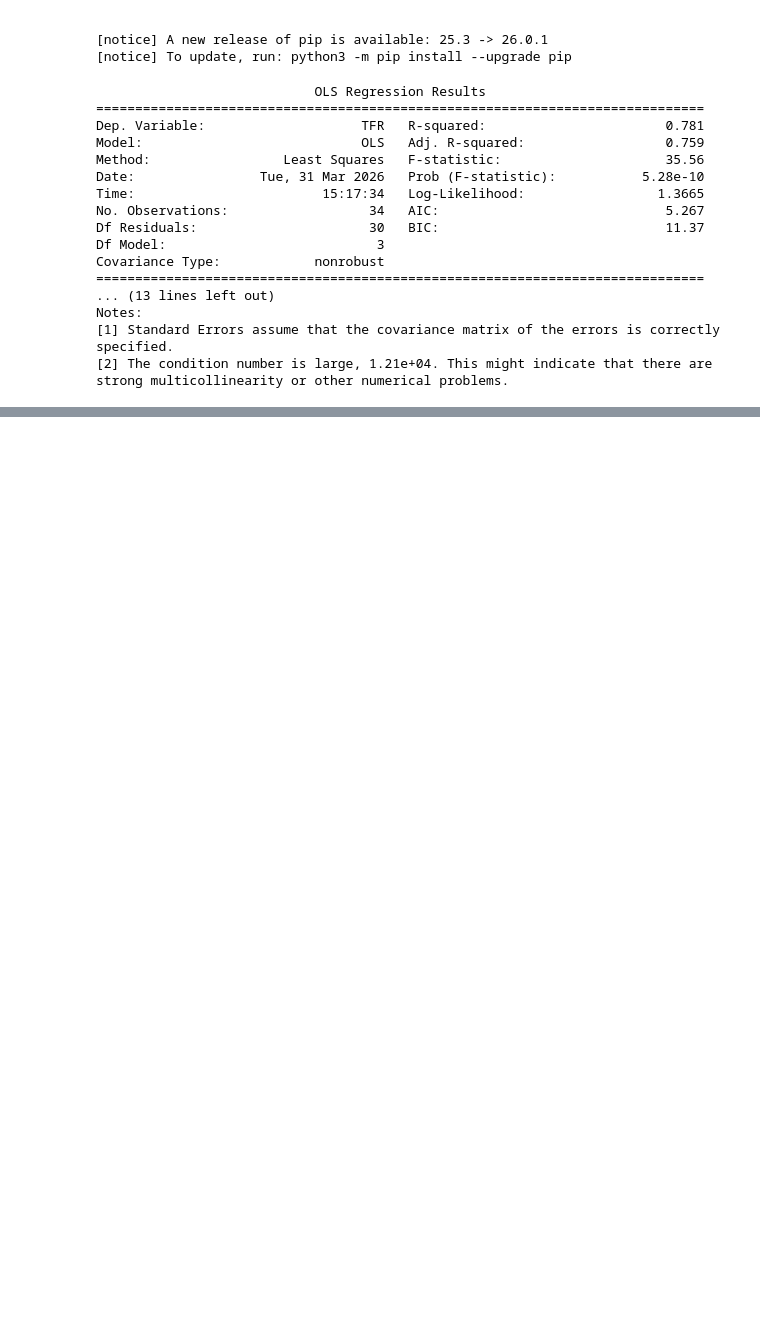
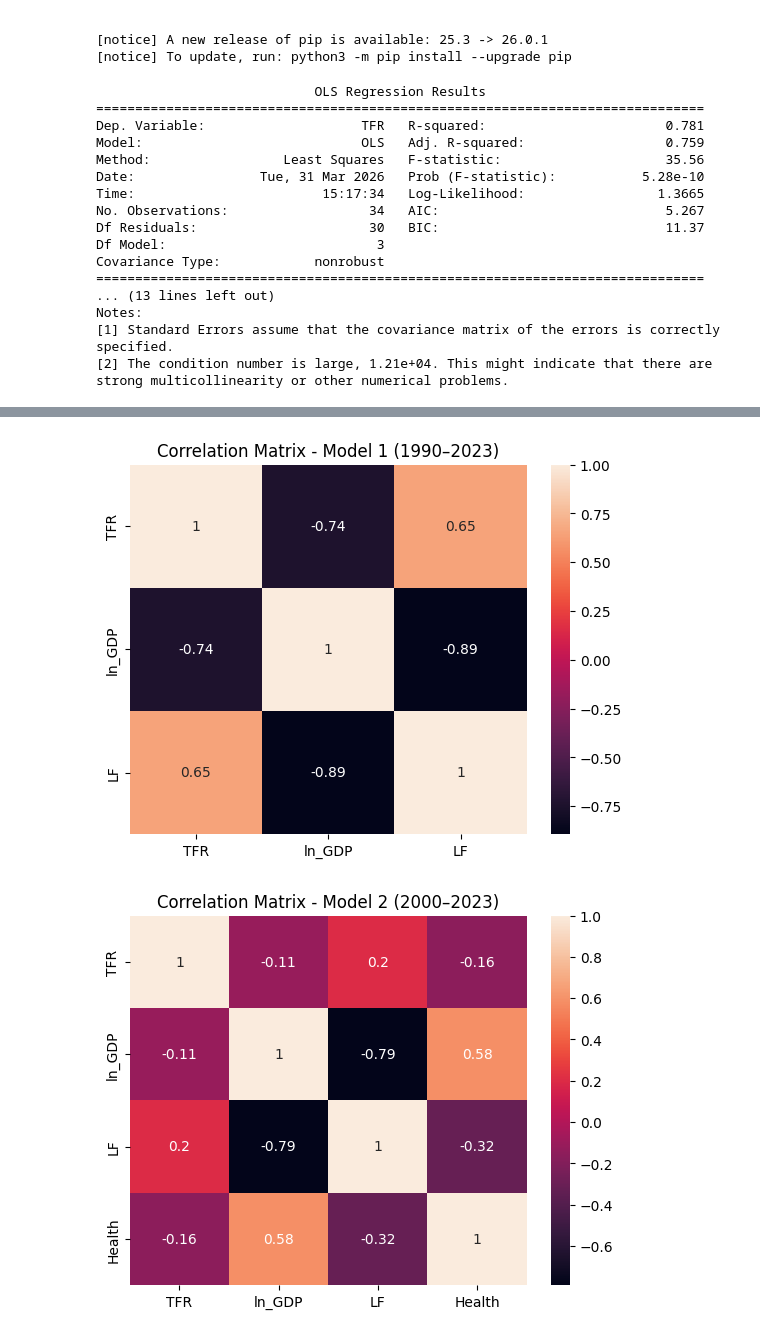
Before and after one commit to plkimtuyen05-boop/ktltsp.ueh25, a Jupyter notebook: TCC/Untitled.ipynb, the cells around one changed output, grey strips where cells are left out. Cells and saved outputs as stored; diff of their text form; code cells hidden in the pictures; blank space fills up the shorter version.

```diff
--- a/TCC/Untitled.ipynb
+++ b/TCC/Untitled.ipynb
@@ -182,0 +326,53 @@ NameError: name 'correlation' is not defined
+# %%
+# ==== AUTO INSTALL ====
+import subprocess, sys
+def install(p): subprocess.check_call([sys.executable, "-m", "pip", "install", p])
+for p in ["pandas","matplotlib","seaborn"]:
+    try: __import__(p)
+    except: install(p)
+
+# ==== IMPORT ====
+import pandas as pd
+import matplotlib.pyplot as plt
+import seaborn as sns
+
+# ==== LOAD DATA ====
+df = pd.read_csv("data_clean.csv")
+
+# ==============================
+# MODEL 1: 1990–2023 (NO HEALTH)
+# ==============================
+df1 = df[df["year"] >= 1990]
+
+corr1 = df1[["TFR", "ln_GDP", "LF"]].corr()
+
+# Save table
+corr1.to_csv("corr_model1.csv")
+
+# Plot heatmap
+plt.figure()
+sns.heatmap(corr1, annot=True)
+plt.title("Correlation Matrix - Model 1 (1990–2023)")
+plt.savefig("corr_model1.png")
+plt.show()
+
+
+# ==============================
+# MODEL 2: 2000–2023 (WITH HEALTH)
+# ==============================
+df2 = df[df["year"] >= 2000]
+
+corr2 = df2[["TFR", "ln_GDP", "LF", "Health"]].corr()
+
+# Save table
+corr2.to_csv("corr_model2.csv")
+
+# Plot heatmap
+plt.figure()
+sns.heatmap(corr2, annot=True)
+plt.title("Correlation Matrix - Model 2 (2000–2023)")
+plt.savefig("corr_model2.png")
+plt.show()
+# %% [output]
+[figure, added]
+[figure, added]
```
Also changed, not shown: parts of 4 cells of this notebook, 20 other files.
